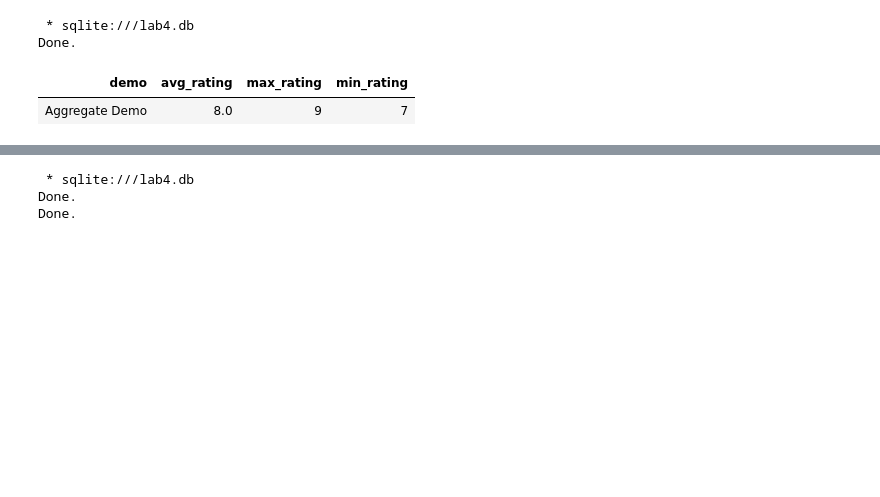
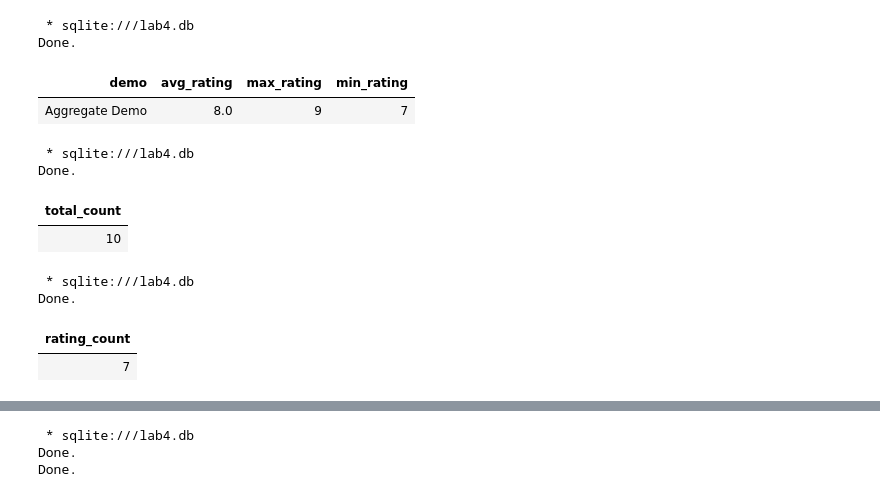
Before and after one commit to profliuhao/CSIT355, a Jupyter notebook: CSIT_355_Module_6_Null_Outer_Join_Constraints.ipynb, the cells around one changed output, grey strips where cells are left out. Cells and saved outputs as stored; diff of their text form; code cells hidden in the pictures; blank space fills up the shorter version.

```diff
--- a/CSIT_355_Module_6_Null_Outer_Join_Constraints.ipynb
+++ b/CSIT_355_Module_6_Null_Outer_Join_Constraints.ipynb
@@ -62,6 +68,24 @@ FROM Sailors;
 Done.
 | demo | avg_rating | max_rating | min_rating |
 | Aggregate Demo | 8.0 | 9 | 7 |
+# %%
+%%sql
+SELECT COUNT(*) as total_count
+FROM Sailors;
+# %% [output]
+ * sqlite:///lab4.db
+Done.
+| total_count |
+| 10 |
+# %%
+%%sql
+SELECT COUNT(rating) as rating_count
+FROM Sailors;
+# %% [output]
+ * sqlite:///lab4.db
+Done.
+| rating_count |
+| 7 |
 # %%
 %%sql
 
```
Also changed, not shown: parts of 10 cells of this notebook.
